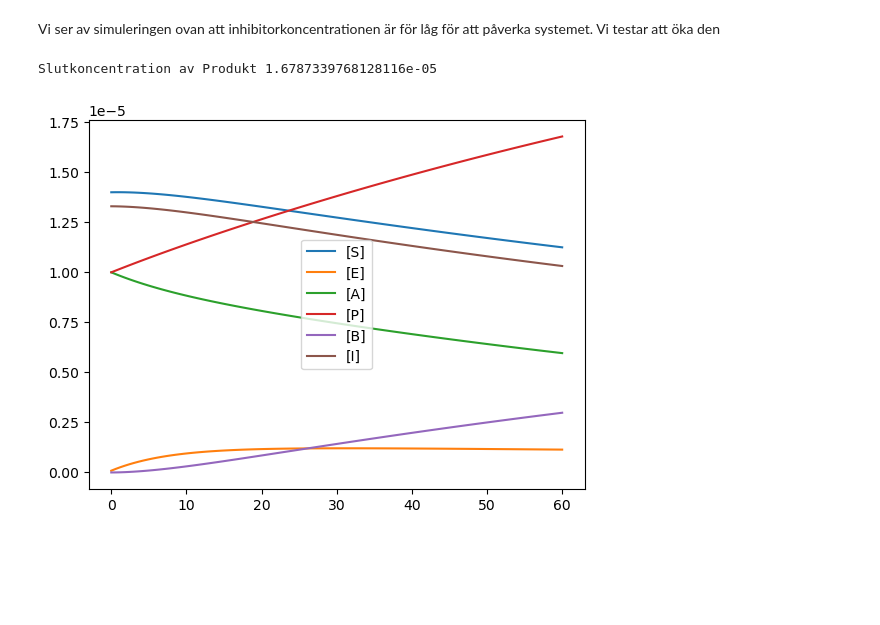
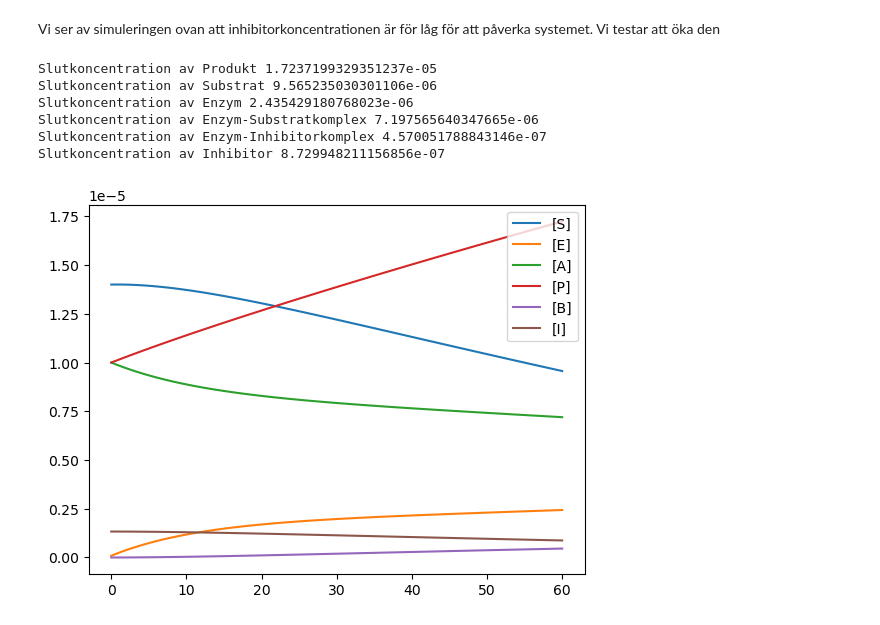
Before and after one commit to lovisablix/enzymekinetics, a Jupyter notebook: Modelling.2.1.ipynb, the cells around one changed output. Saved outputs shown, nothing was run; the diff lists cells and outputs as text; code cells hidden in the pictures; blank space fills up the shorter version.

Commit message:
Second commit of plotting with project plan values

```diff
--- a/Modelling.2.1.ipynb
+++ b/Modelling.2.1.ipynb
@@ -67,7 +67,7 @@ def plot2():
 # %% [markdown]
 Första simuleringen för Modell utan inhibitor
 # %%
-EK = EnzymeKinetics(4000,0.001,0.015,4000,(5.32*10**-6),(14*10**-6),(90*10**-9),1*10**-5,1*10**-5,0,0)
+EK = EnzymeKinetics(4000,0.001,0.015,4000,(5.32*10**-6),(14*10**-6),(90*10**-9),10**-5,10**-5,0,0)
 
 for i in range(N-1):
     EK.euler(dt)
@@ -101,12 +101,17 @@ Slutkoncentration av Inhibitor 8.479178842170757e-10
 # %% [markdown]
 Vi ser av simuleringen ovan att inhibitorkoncentrationen är för låg för att påverka systemet. Vi testar att öka den
 # %%
-EK = EnzymeKinetics(4000,0.001,0.015,4000,(5.32*10**-6),(14*10**-6),(90*10**-9),1*10**-5,1*10**-5,(1.33*10**-5),0)
+EK = EnzymeKinetics(4000,0.001,0.015,4000,(5.32*10**-6),(14*10**-6),(90*10**-9),1*10**-5,1*10**-5,(1.33*10**-6),0)
 
 for i in range(N-1):
     EK.euler(dt)
 
 plot2()
 # %% [output]
-Slutkoncentration av Produkt 1.6787339768128116e-05
+Slutkoncentration av Produkt 1.7237199329351237e-05
+Slutkoncentration av Substrat 9.565235030301106e-06
+Slutkoncentration av Enzym 2.435429180768023e-06
+Slutkoncentration av Enzym-Substratkomplex 7.197565640347665e-06
+Slutkoncentration av Enzym-Inhibitorkomplex 4.570051788843146e-07
+Slutkoncentration av Inhibitor 8.729948211156856e-07
-[figure, old version]
+[figure, new version]
```
